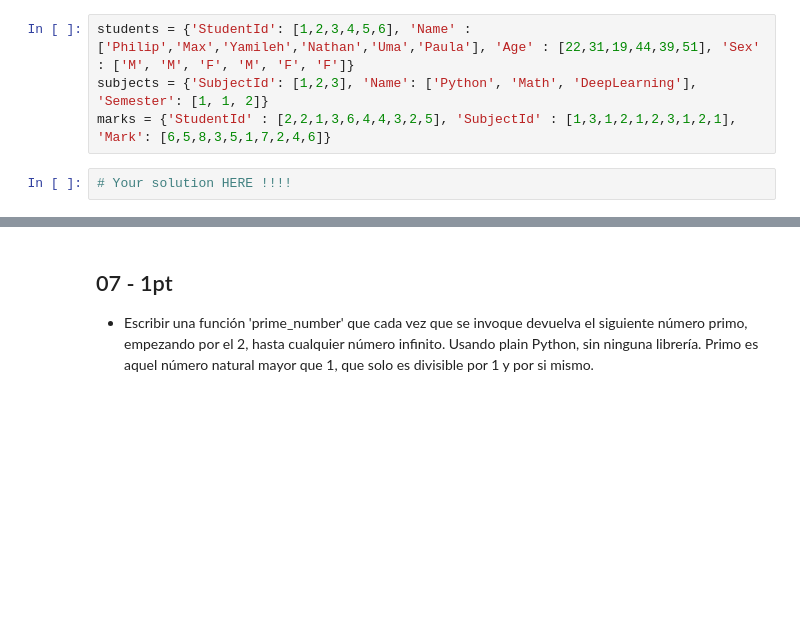
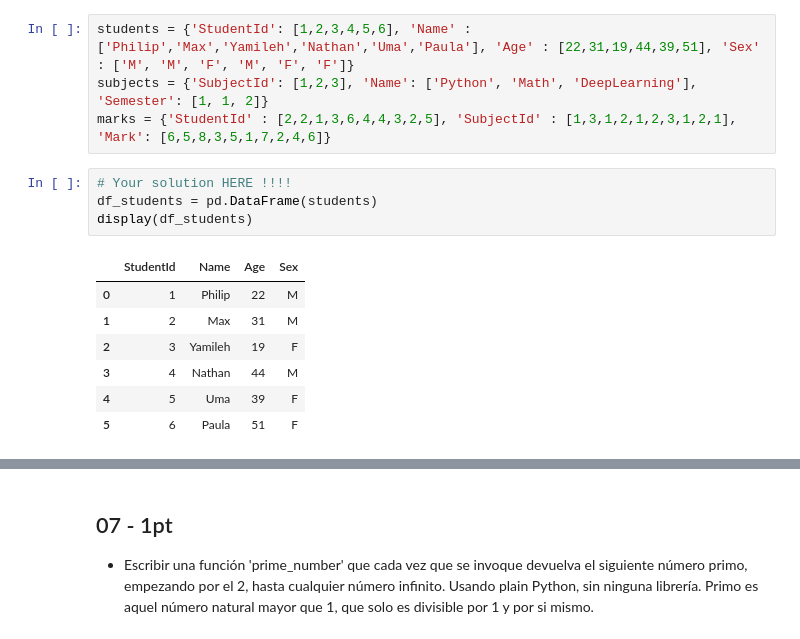
Before and after one commit to StevenMena/01MIAR_Python_IA, a Jupyter notebook: 01MIAR_Exam02_StevenMena.ipynb, the cells around one changed output, grey strips where cells are left out. Drawn from its saved outputs; the diff is of its cells as text; blank space fills up the shorter version.

```diff
--- a/01MIAR_Exam02_StevenMena.ipynb
+++ b/01MIAR_Exam02_StevenMena.ipynb
@@ -143,3 +161,13 @@ subjects = {'SubjectId': [1,2,3], 'Name': ['Python', 'Math', 'DeepLearning'], 'S
 marks = {'StudentId' : [2,2,1,3,6,4,4,3,2,5], 'SubjectId' : [1,3,1,2,1,2,3,1,2,1], 'Mark': [6,5,8,3,5,1,7,2,4,6]}
 # %%
 # Your solution HERE !!!!
+df_students = pd.DataFrame(students)
+display(df_students)
+# %% [output]
+|  | StudentId | Name | Age | Sex |
+| 0 | 1 | Philip | 22 | M |
+| 1 | 2 | Max | 31 | M |
+| 2 | 3 | Yamileh | 19 | F |
+| 3 | 4 | Nathan | 44 | M |
+| 4 | 5 | Uma | 39 | F |
+| 5 | 6 | Paula | 51 | F |
```
Also changed, not shown: parts of 15 cells of this notebook.
